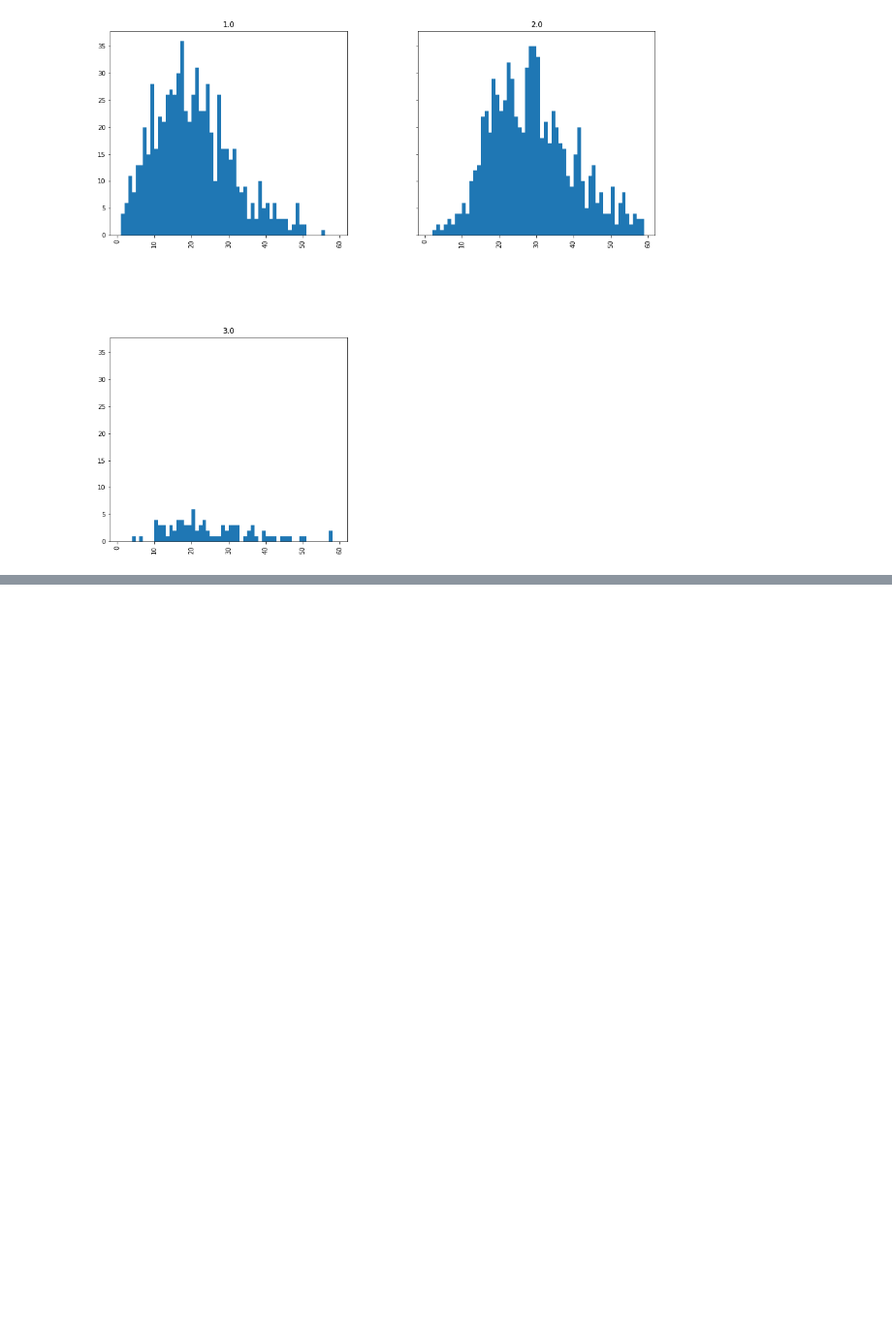
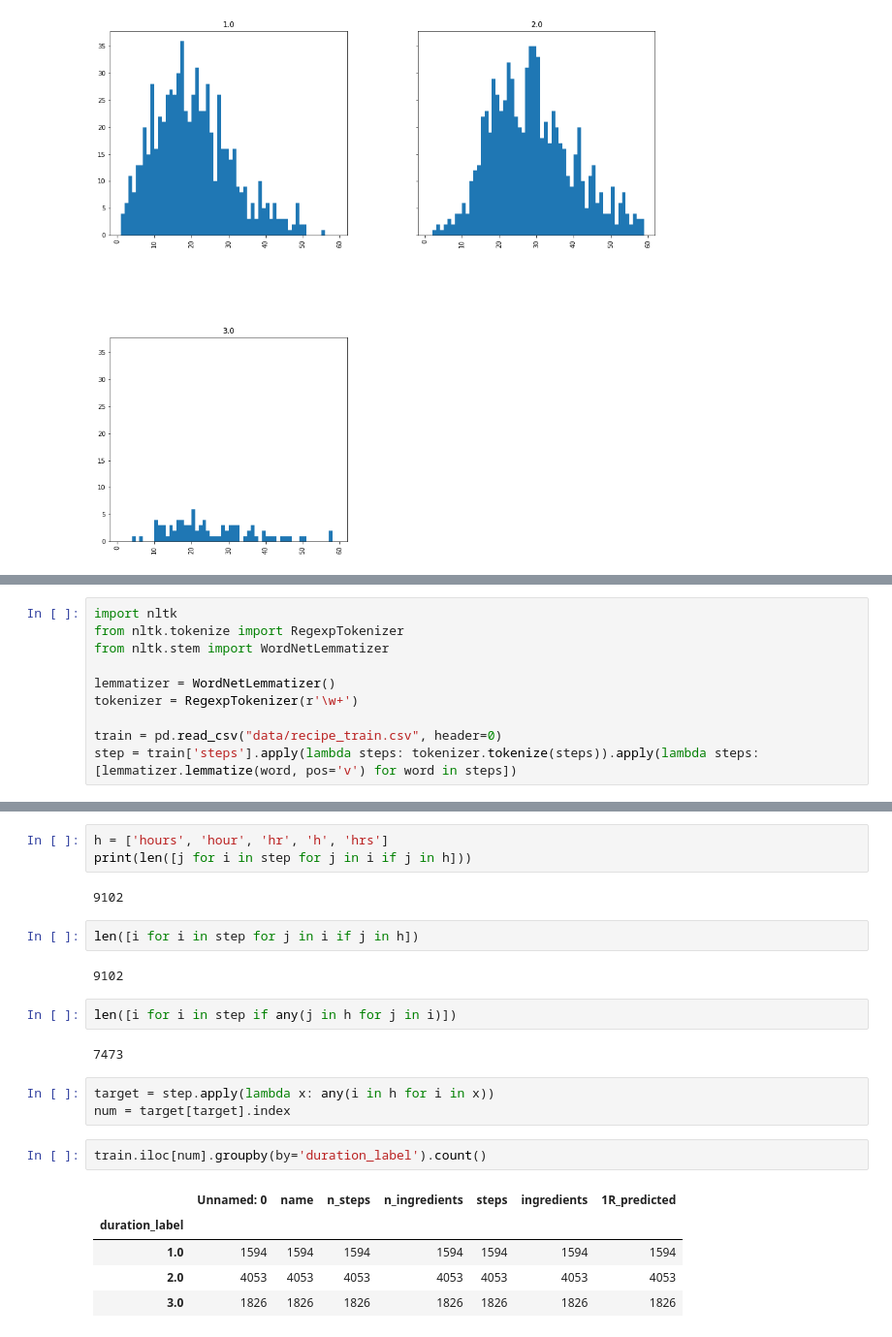
Before and after one commit to Machine-Learning-Project-Group/How-long-will-it-take-to-cook-this-, a Jupyter notebook: Professional Statistical Analysis.ipynb, the cells around one changed output, grey strips where cells are left out. Shown at 97% size. Cells and saved outputs as stored; diff of their text form; blank space fills up the shorter version.

Commit message:
hour_SVM

```diff
--- a/Professional Statistical Analysis.ipynb
+++ b/Professional Statistical Analysis.ipynb
@@ -30,0 +37,10 @@ array([[<AxesSubplot:title={'center':'1.0'}>,
+# %%
+import nltk
+from nltk.tokenize import RegexpTokenizer
+from nltk.stem import WordNetLemmatizer
+
+lemmatizer = WordNetLemmatizer()
+tokenizer = RegexpTokenizer(r'\w+')
+
+train = pd.read_csv("data/recipe_train.csv", header=0)
+step = train['steps'].apply(lambda steps: tokenizer.tokenize(steps)).apply(lambda steps: [lemmatizer.lemmatize(word, pos='v') for word in steps])
@@ -30,0 +62,24 @@ array([[<AxesSubplot:title={'center':'1.0'}>,
+# %%
+h = ['hours', 'hour', 'hr', 'h', 'hrs']
+print(len([j for i in step for j in i if j in h]))
+# %% [output]
+9102
+# %%
+len([i for i in step for j in i if j in h])
+# %% [output]
+9102
+# %%
+len([i for i in step if any(j in h for j in i)])
+# %% [output]
+7473
+# %%
+target = step.apply(lambda x: any(i in h for i in x))
+num = target[target].index
+# %%
+train.iloc[num].groupby(by='duration_label').count()
+# %% [output]
+|  | Unnamed: 0 | name | n_steps | n_ingredients | steps | ingredients | 1R_predicted |
+| duration_label |  |  |  |  |  |  |  |
+| 1.0 | 1594 | 1594 | 1594 | 1594 | 1594 | 1594 | 1594 |
+| 2.0 | 4053 | 4053 | 4053 | 4053 | 4053 | 4053 | 4053 |
+| 3.0 | 1826 | 1826 | 1826 | 1826 | 1826 | 1826 | 1826 |
```
Also changed, not shown: parts of 8 cells of this notebook, 5 other files.
